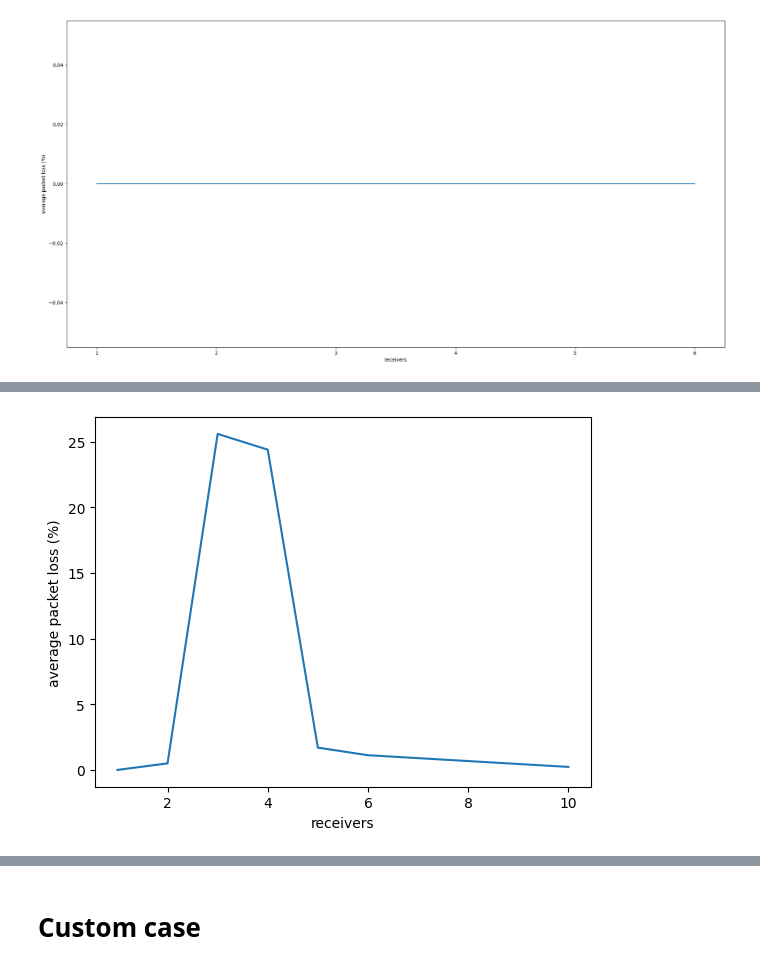
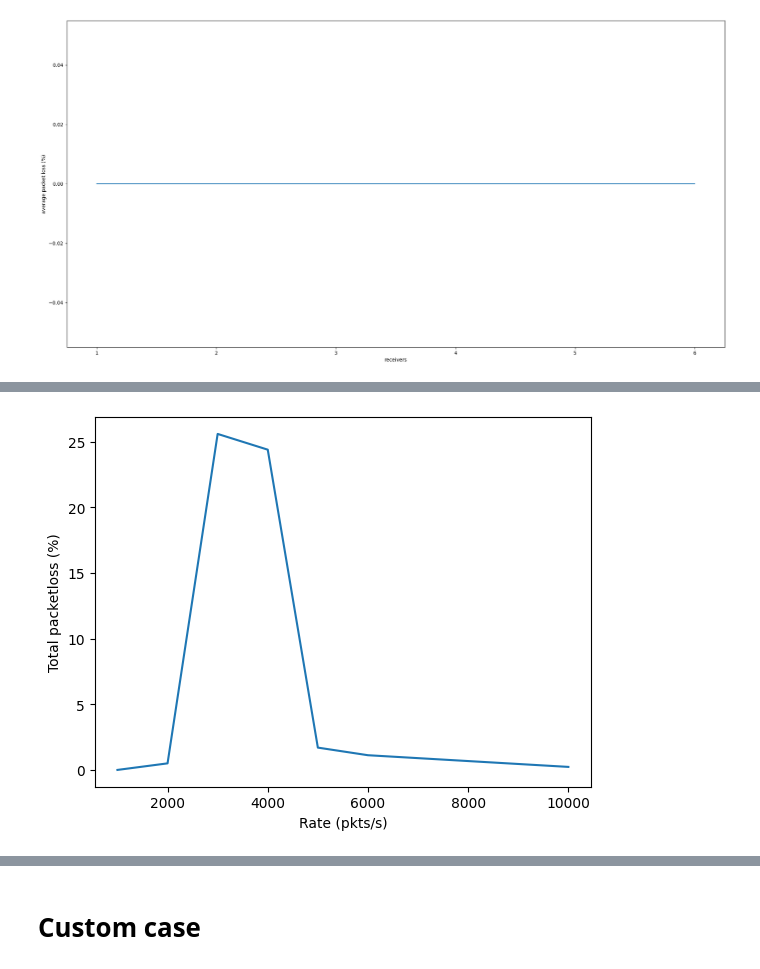
Before and after one commit to Krynegal/SDN_modeling_system, a Jupyter notebook: parser/datParser.ipynb, the cells around one changed output, grey strips where cells are left out. Cells and saved outputs as stored; diff of their text form; code cells hidden in the pictures.

Commit message:
add packetloss/rate/pkt_size grafs

```diff
--- a/parser/datParser.ipynb
+++ b/parser/datParser.ipynb
@@ -367,13 +367,13 @@ plt.show()
 # %%
 y = [0.0,0.5,25.6,24.4,1.7,1.12,0.23]
-x = [1,2,3,4,5,6,10]
+x = [1000,2000,3000,4000,5000,6000,10_000]
 
 _, ax = plt.subplots( ncols=1)
 ax.plot(x, y)
 
-ax.set_xlabel('receivers')
-ax.set_ylabel('average packet loss (%)')
+ax.set_xlabel('Rate (pkts/s)')
+ax.set_ylabel('Total packetloss (%)')
 
 plt.show()
 # %% [output]
-[figure, old version]
+[figure, new version]
```
Also changed, not shown: parts of 12 cells of this notebook, 1 other file.
